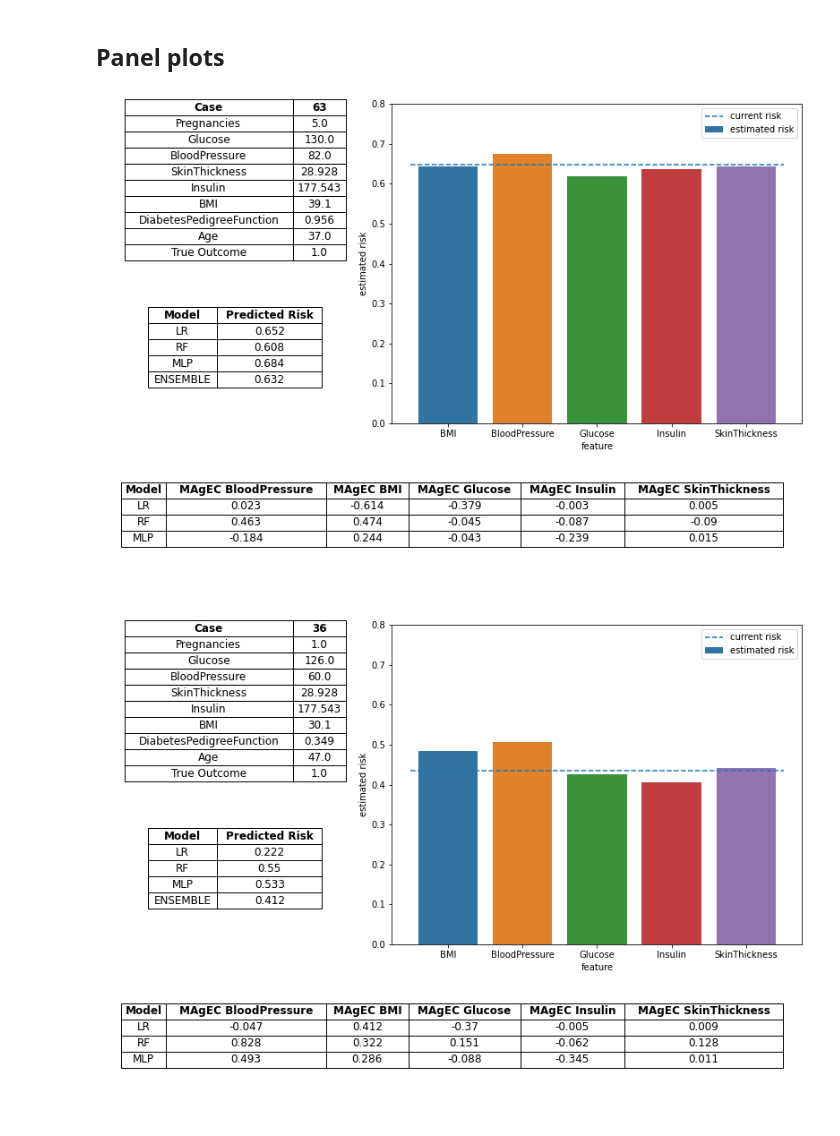
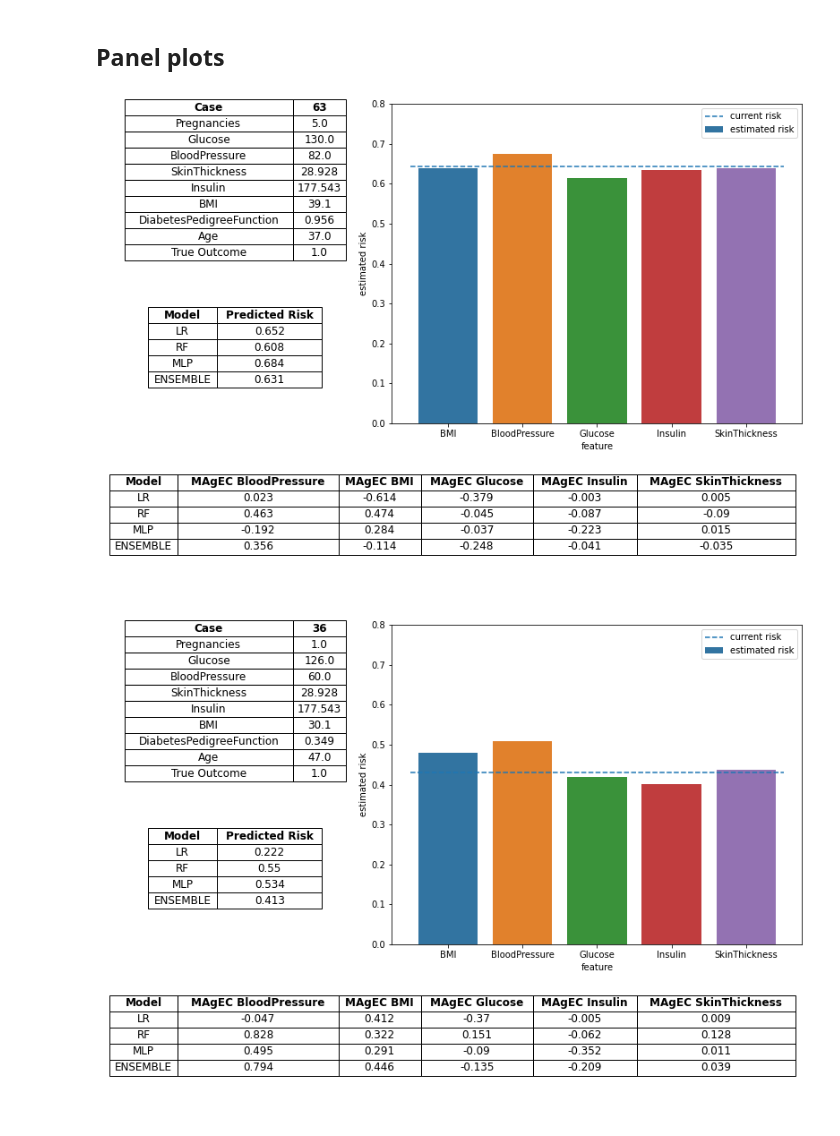
Before and after one commit to gstef80/MAgEC, a Jupyter notebook: PIMA_MAGEC_PRESENTATION.ipynb, the cells around one changed output. Cells and saved outputs as stored; diff of their text form; code cells hidden in the pictures.

```diff
--- a/PIMA_MAGEC_PRESENTATION.ipynb
+++ b/PIMA_MAGEC_PRESENTATION.ipynb
@@ -84,8 +84,8 @@ case_lr = mg.case_magecs(lr, x_validation_p, model_name='lr')
 magecs_lr = mg.normalize_magecs(case_lr, features=None, model_name='lr')
 magecs_lr = magecs_lr.merge(y_validation_p, left_on=['case', 'timepoint'], right_index=True)
 # ENSEMBLE
-case_en = mg.case_magecs(ensemble, x_validation_p, model_name='en')
-magecs_en = mg.normalize_magecs(case_en, features=None, model_name='en')
+case_en = mg.case_magecs(ensemble, x_validation_p, model_name='ensemble')
+magecs_en = mg.normalize_magecs(case_en, features=None, model_name='ensemble')
 magecs_en = magecs_en.merge(y_validation_p, left_on=['case', 'timepoint'], right_index=True)
 # %%
 features = ['BloodPressure', 'BMI', 'Glucose', 'Insulin', 'SkinThickness']
@@ -111,11 +111,11 @@ rbos = mg.magec_rbos(ranks, models=models)
 ## Panel plots
 # %%
 case = 63
-mg.panel_plot(x_train.columns, features, stsc, joined, consensus_auc, case)
+mg.panel_plot(x_train.columns, features, stsc, joined, consensus_auc, case, models=('lr','rf','mlp','ensemble'))
 # %% [output]
-[figure, old version]
+[figure, new version]
 # %%
 case = 36
-mg.panel_plot(x_train.columns, features, stsc, joined, consensus_auc, case)
+mg.panel_plot(x_train.columns, features, stsc, joined, consensus_auc, case, models=('lr','rf','mlp','ensemble'))
 # %% [output]
-[figure, old version]
+[figure, new version]
```
Also changed, not shown: parts of 2 cells of this notebook, 2 other files.
